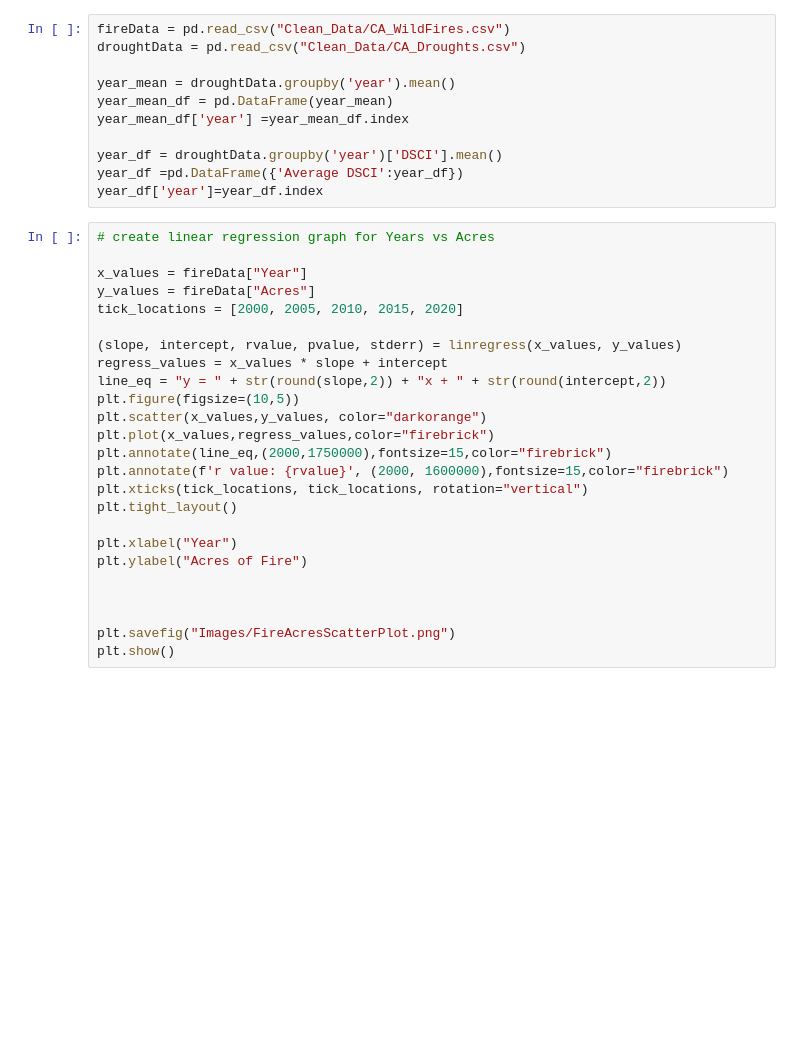
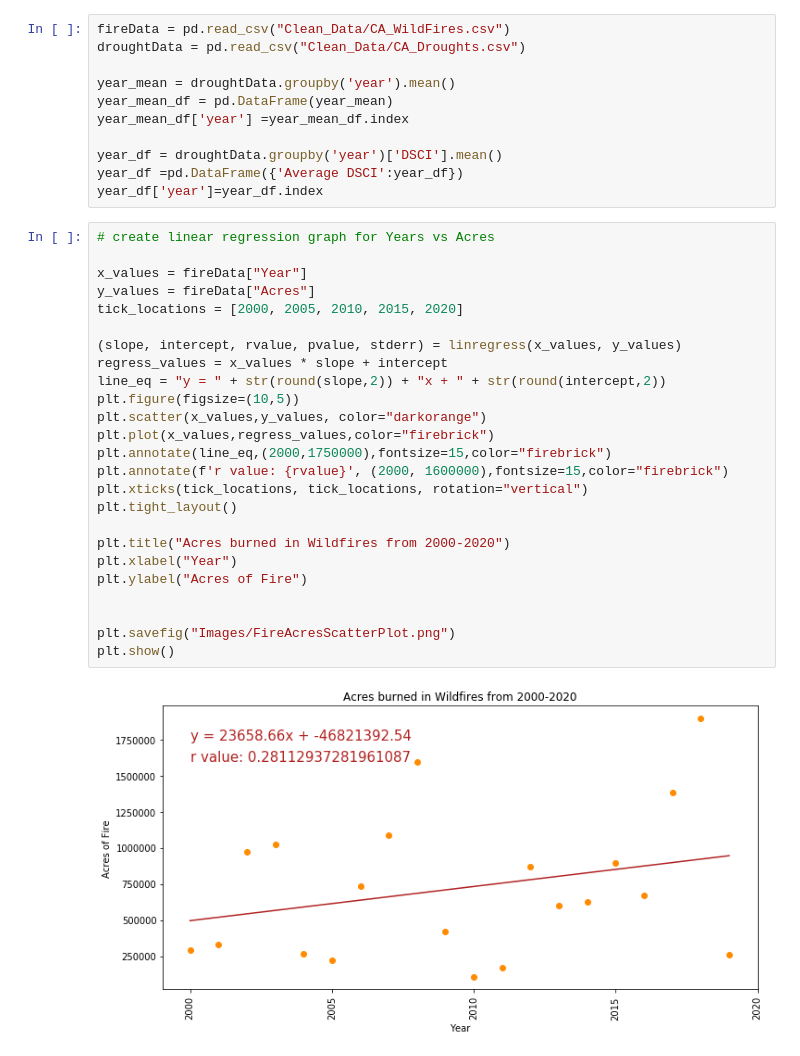
Before and after one commit to anikajohnson/CA-Wildfires-Project, a Jupyter notebook: Data_Analysis.ipynb, the cells around one changed output. Saved outputs shown, nothing was run; the diff lists cells and outputs as text; blank space fills up the shorter version.

```diff
--- a/Data_Analysis.ipynb
+++ b/Data_Analysis.ipynb
@@ -24,26 +24,28 @@ year_df['year']=year_df.index
 # %%
 # create linear regression graph for Years vs Acres
 
 x_values = fireData["Year"]
 y_values = fireData["Acres"]
 tick_locations = [2000, 2005, 2010, 2015, 2020]
 
 (slope, intercept, rvalue, pvalue, stderr) = linregress(x_values, y_values)
 regress_values = x_values * slope + intercept
 line_eq = "y = " + str(round(slope,2)) + "x + " + str(round(intercept,2))
 plt.figure(figsize=(10,5))
 plt.scatter(x_values,y_values, color="darkorange")
 plt.plot(x_values,regress_values,color="firebrick")
 plt.annotate(line_eq,(2000,1750000),fontsize=15,color="firebrick")
 plt.annotate(f'r value: {rvalue}', (2000, 1600000),fontsize=15,color="firebrick")
 plt.xticks(tick_locations, tick_locations, rotation="vertical")
 plt.tight_layout()
 
+plt.title("Acres burned in Wildfires from 2000-2020")
 plt.xlabel("Year")
 plt.ylabel("Acres of Fire")
 
 
-
 plt.savefig("Images/FireAcresScatterPlot.png")
 plt.show()
+# %% [output]
+[figure, added]
 # %%
```
Also changed, not shown: parts of 8 cells of this notebook.
